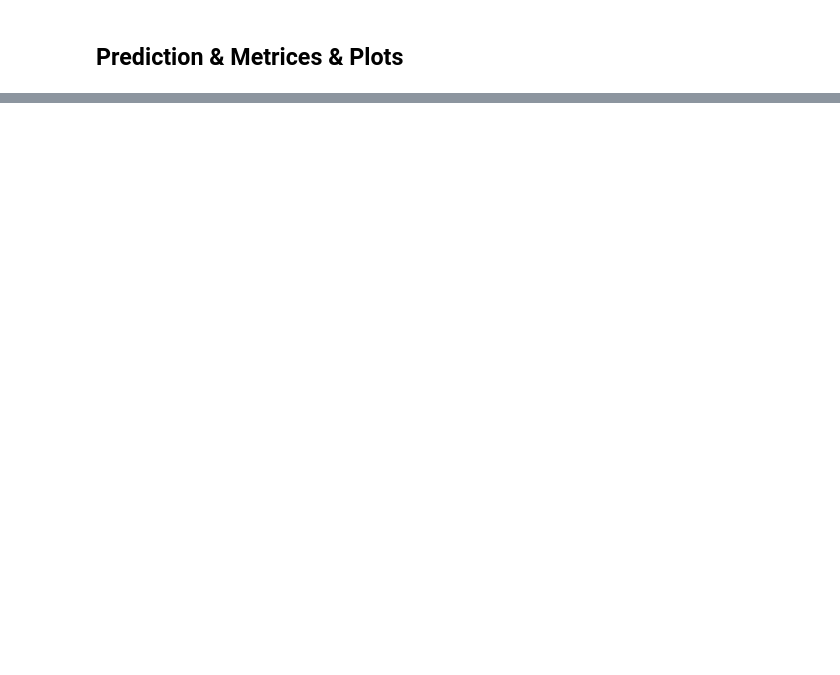
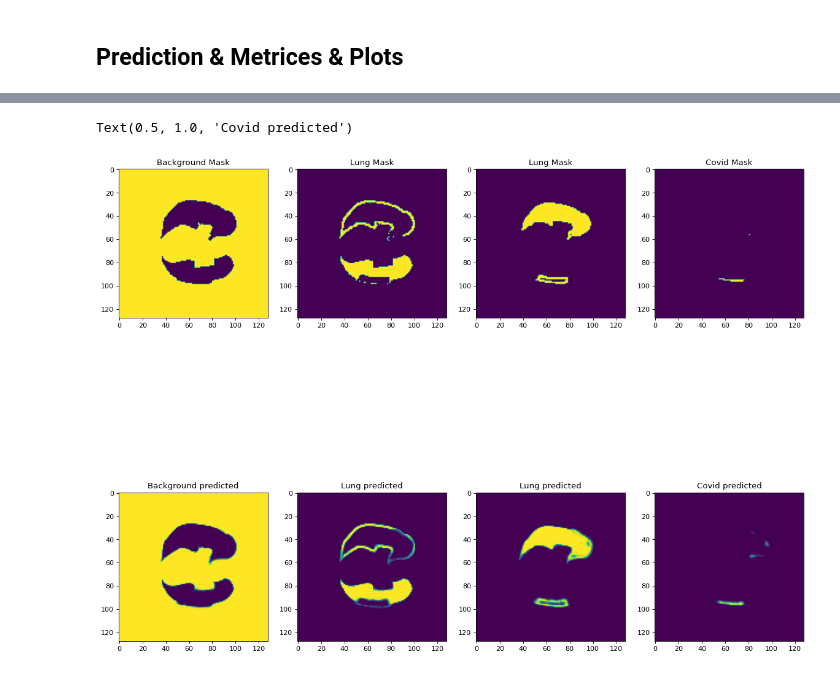
Before and after one commit to MahBadran93/Covid19Segmentation, a Jupyter notebook: SSIProject.ipynb, the cells around one changed output, grey strips where cells are left out. Drawn from its saved outputs; the diff is of its cells as text; code cells hidden in the pictures; blank space fills up the shorter version.

```diff
--- a/SSIProject.ipynb
+++ b/SSIProject.ipynb
@@ -322,0 +344,55 @@ plt.imshow(test[60])
+# %%
+
+#........................ ROC Plots ..............................................
+met.ROC(Y_test.ravel(), predDense.ravel())
+met.ROC(Y_test.ravel(), predMobile.ravel())
+met.ROC(Y_test.ravel(), predInception.ravel())
+
+
+# ......................... Bland Altman ..........................................
+import matplotlib.pyplot as plt
+import numpy as np
+
+def bland_altman_plot(data1, data2, *args, **kwargs):
+    data1     = np.asarray(data1)
+    data2     = np.asarray(data2)
+    mean      = np.mean([data1, data2], axis=0)
+    diff      = data1 - data2                   # Difference between data1 and data2
+    md        = np.mean(diff)                   # Mean of the difference
+    sd        = np.std(diff, axis=0)            # Standard deviation of the difference
+
+    plt.scatter(mean, diff, *args, **kwargs)
+    plt.axhline(md,           color='gray', linestyle='--')
+    plt.axhline(md + 1.96*sd, color='gray', linestyle='--')
+    plt.axhline(md - 1.96*sd, color='gray', linestyle='--')
+
+bland_altman_plot(predDenseThrhld.flatten(), Y_test.flatten() )
+#==========================================
+fig=plt.figure(figsize=(18, 16), dpi= 80, facecolor='w', edgecolor='k')
+plt.subplot('241')
+plt.imshow(Y_test[70,:,:,0])
+plt.title('Background Mask')
+plt.subplot('242')
+plt.imshow(Y_test[70,:,:,1])
+plt.title('Lung Mask')
+plt.subplot('243')
+plt.imshow(Y_test[70,:,:,2])
+plt.title('Lung Mask')
+plt.subplot('244')
+plt.imshow(Y_test[70,:,:,3])
+plt.title('Covid Mask')
+plt.subplot('245')
+plt.title('Background predicted')
+plt.imshow(predDense[70,:,:,0])
+plt.subplot('246')
+plt.imshow(predDense[70,:,:,1])
+plt.title('Lung predicted')
+plt.subplot('247')
+plt.imshow(predDense[70,:,:,2])
+plt.title('Lung predicted')
+plt.subplot('248')
+plt.imshow(predDense[70,:,:,3])
+plt.title('Covid predicted')
+# %% [output]
+Text(0.5, 1.0, 'Covid predicted')
+[figure, added]
```
Also changed, not shown: parts of 11 cells of this notebook, 3 other files.
